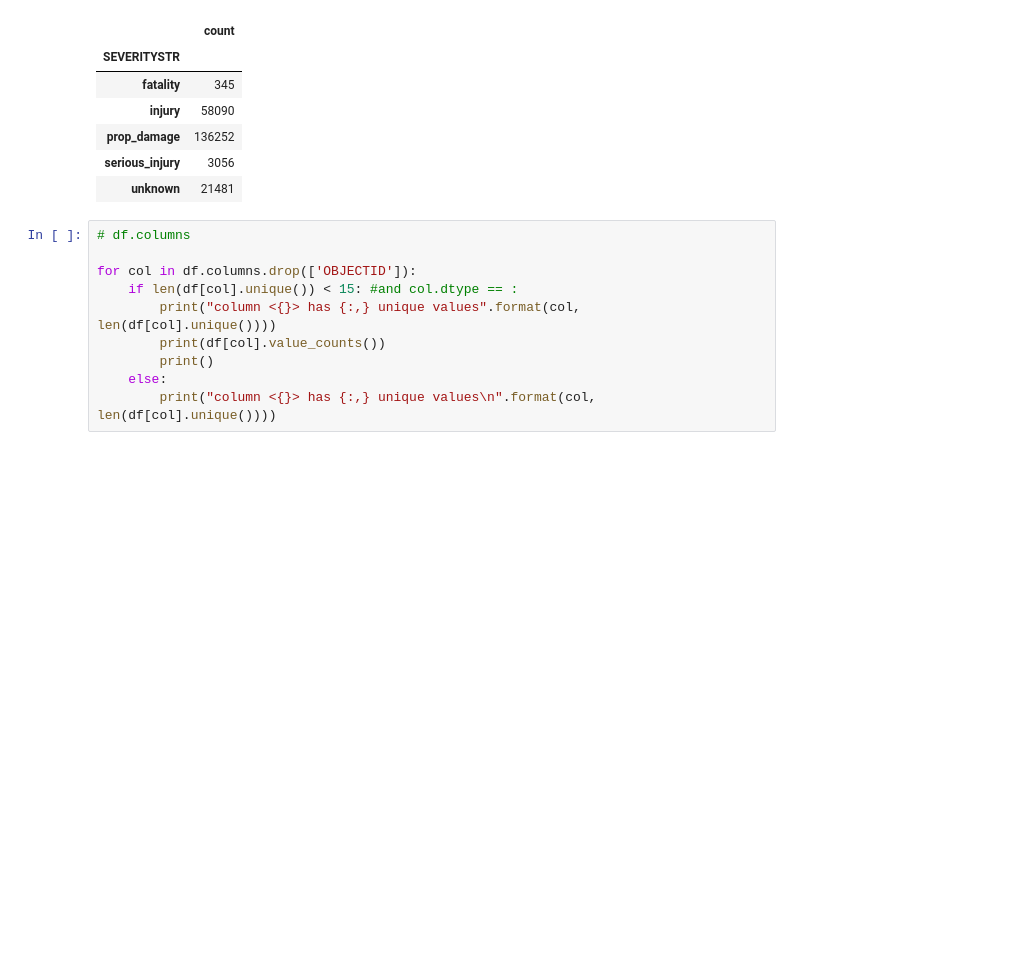
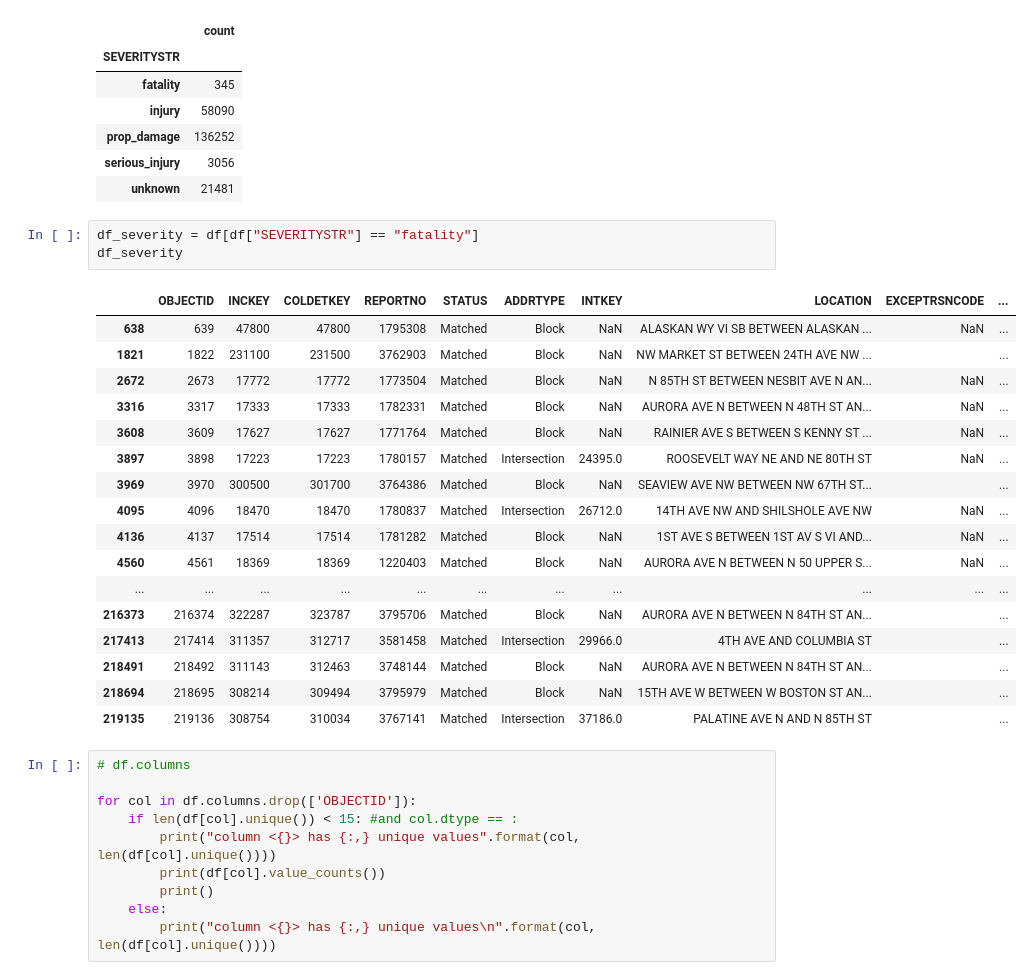
Before and after one commit to orbitse/GeneralDataScience, a Jupyter notebook: analysis_traffic_collisions/trafficCollision_dataExploration.ipynb, the cells around one changed output. Drawn from its saved outputs; the diff is of its cells as text; blank space fills up the shorter version.

```diff
--- a/analysis_traffic_collisions/trafficCollision_dataExploration.ipynb
+++ b/analysis_traffic_collisions/trafficCollision_dataExploration.ipynb
@@ -212,6 +211,27 @@ df.groupby(['SEVERITYSTR']).size().to_frame('count')
 | prop_damage | 136252 |
 | serious_injury | 3056 |
 | unknown | 21481 |
+# %%
+df_severity = df[df["SEVERITYSTR"] == "fatality"]
+df_severity
+# %% [output]
+|  | OBJECTID | INCKEY | COLDETKEY | REPORTNO | STATUS | ADDRTYPE | INTKEY | LOCATION | EXCEPTRSNCODE | ... |
+| 638 | 639 | 47800 | 47800 | 1795308 | Matched | Block | NaN | ALASKAN WY VI SB BETWEEN ALASKAN ... | NaN | ... |
+| 1821 | 1822 | 231100 | 231500 | 3762903 | Matched | Block | NaN | NW MARKET ST BETWEEN 24TH AVE NW ... |  | ... |
+| 2672 | 2673 | 17772 | 17772 | 1773504 | Matched | Block | NaN | N 85TH ST BETWEEN NESBIT AVE N AN... | NaN | ... |
+| 3316 | 3317 | 17333 | 17333 | 1782331 | Matched | Block | NaN | AURORA AVE N BETWEEN N 48TH ST AN... | NaN | ... |
+| 3608 | 3609 | 17627 | 17627 | 1771764 | Matched | Block | NaN | RAINIER AVE S BETWEEN S KENNY ST ... | NaN | ... |
+| 3897 | 3898 | 17223 | 17223 | 1780157 | Matched | Intersection | 24395.0 | ROOSEVELT WAY NE AND NE 80TH ST | NaN | ... |
+| 3969 | 3970 | 300500 | 301700 | 3764386 | Matched | Block | NaN | SEAVIEW AVE NW BETWEEN NW 67TH ST... |  | ... |
+| 4095 | 4096 | 18470 | 18470 | 1780837 | Matched | Intersection | 26712.0 | 14TH AVE NW AND SHILSHOLE AVE NW | NaN | ... |
+| 4136 | 4137 | 17514 | 17514 | 1781282 | Matched | Block | NaN | 1ST AVE S BETWEEN 1ST AV S VI AND... | NaN | ... |
+| 4560 | 4561 | 18369 | 18369 | 1220403 | Matched | Block | NaN | AURORA AVE N BETWEEN N 50 UPPER S... | NaN | ... |
+| ... | ... | ... | ... | ... | ... | ... | ... | ... | ... | ... |
+| 216373 | 216374 | 322287 | 323787 | 3795706 | Matched | Block | NaN | AURORA AVE N BETWEEN N 84TH ST AN... |  | ... |
+| 217413 | 217414 | 311357 | 312717 | 3581458 | Matched | Intersection | 29966.0 | 4TH AVE AND COLUMBIA ST |  | ... |
+| 218491 | 218492 | 311143 | 312463 | 3748144 | Matched | Block | NaN | AURORA AVE N BETWEEN N 84TH ST AN... |  | ... |
+| 218694 | 218695 | 308214 | 309494 | 3795979 | Matched | Block | NaN | 15TH AVE W BETWEEN W BOSTON ST AN... |  | ... |
+| 219135 | 219136 | 308754 | 310034 | 3767141 | Matched | Intersection | 37186.0 | PALATINE AVE N AND N 85TH ST |  | ... |
 # %%
 # df.columns
 
```
Also changed, not shown: parts of 2 cells of this notebook.
